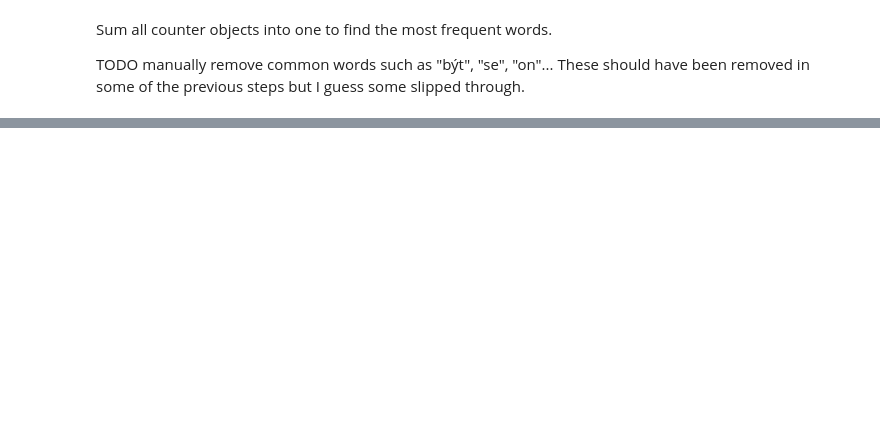
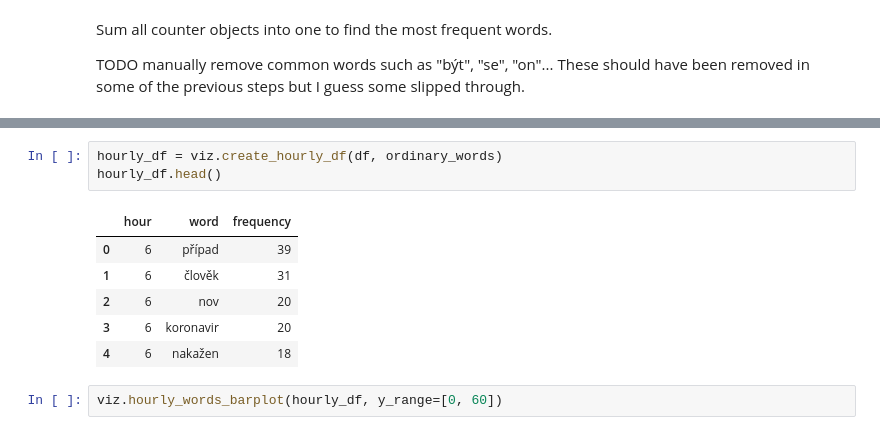
Before and after one commit to rnd195/text-mining-covid, a Jupyter notebook: data_visualization.ipynb, the cells around one changed output, grey strips where cells are left out. Drawn from its saved outputs; the diff is of its cells as text; blank space fills up the shorter version.

```diff
--- a/data_visualization.ipynb
+++ b/data_visualization.ipynb
@@ -47,0 +60,12 @@ plt.imshow(cloud)
+# %%
+hourly_df = viz.create_hourly_df(df, ordinary_words)
+hourly_df.head()
+# %% [output]
+|  | hour | word | frequency |
+| 0 | 6 | případ | 39 |
+| 1 | 6 | člověk | 31 |
+| 2 | 6 | nov | 20 |
+| 3 | 6 | koronavir | 20 |
+| 4 | 6 | nakažen | 18 |
+# %%
+viz.hourly_words_barplot(hourly_df, y_range=[0, 60])
```
Also changed, not shown: parts of 10 cells of this notebook, 2 other files.
